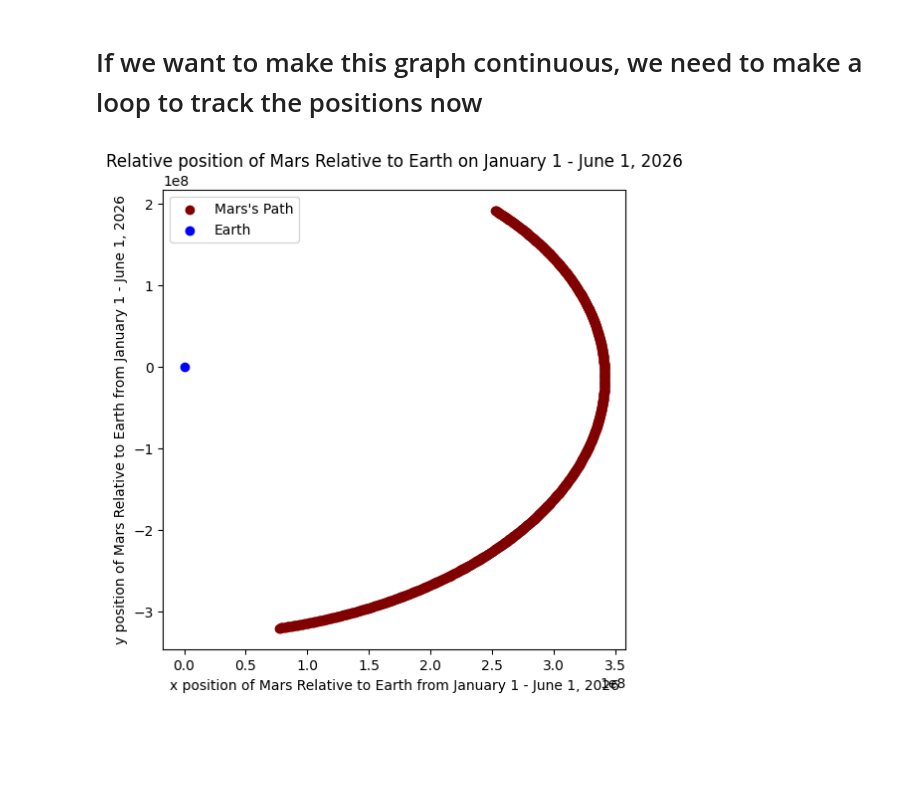
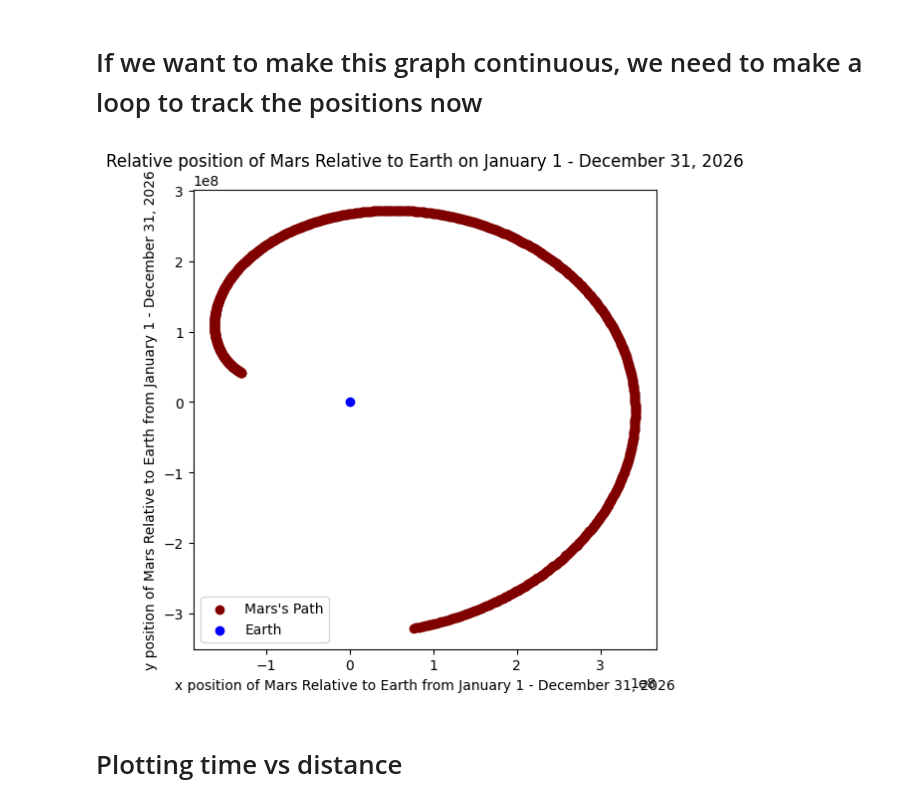
Before and after one commit to cometcoming/PlanetVis, a Jupyter notebook: planetvis.ipynb, the cells around one changed output. Drawn from its saved outputs; the diff is of its cells as text; code cells hidden in the pictures; blank space fills up the shorter version.

```diff
--- a/planetvis.ipynb
+++ b/planetvis.ipynb
@@ -77,7 +76,7 @@ plt.show()
 # If we want to make this graph continuous, we need to make a loop to track the positions now
 # %%
 et1 = spice.str2et("2026-01-01") #starting time is the first day of 2026
-et2 = spice.str2et("2026-06-01") #ending time is the middle of 2026 (approximately)
+et2 = spice.str2et("2026-12-31") #ending time is last day of 2026
 time_steps = np.linspace(et1, et2, 1000) #1000 data points in between these 6 months
 # %%
 x_pos = []
@@ -96,11 +95,13 @@ for et1 in time_steps:
 # %%
 plt.figure(figsize=(6,6))
 plt.scatter(x_pos,y_pos, label="Mars's Path", color = "maroon")
 plt.scatter(0, 0, color='blue', label="Earth")
-plt.xlabel("x position of Mars Relative to Earth from January 1 - June 1, 2026")
-plt.ylabel("y position of Mars Relative to Earth from January 1 - June 1, 2026")
-plt.title("Relative position of Mars Relative to Earth on January 1 - June 1, 2026")
+plt.xlabel("x position of Mars Relative to Earth from January 1 - December 31, 2026")
+plt.ylabel("y position of Mars Relative to Earth from January 1 - December 31, 2026")
+plt.title("Relative position of Mars Relative to Earth on January 1 - December 31, 2026")
 plt.legend()
 plt.show()
 # %% [output]
-[figure, old version]
+[figure, new version]
+# %% [markdown]
+# Plotting time vs distance
```
Also changed, not shown: parts of 29 cells of this notebook, 1 other file.
